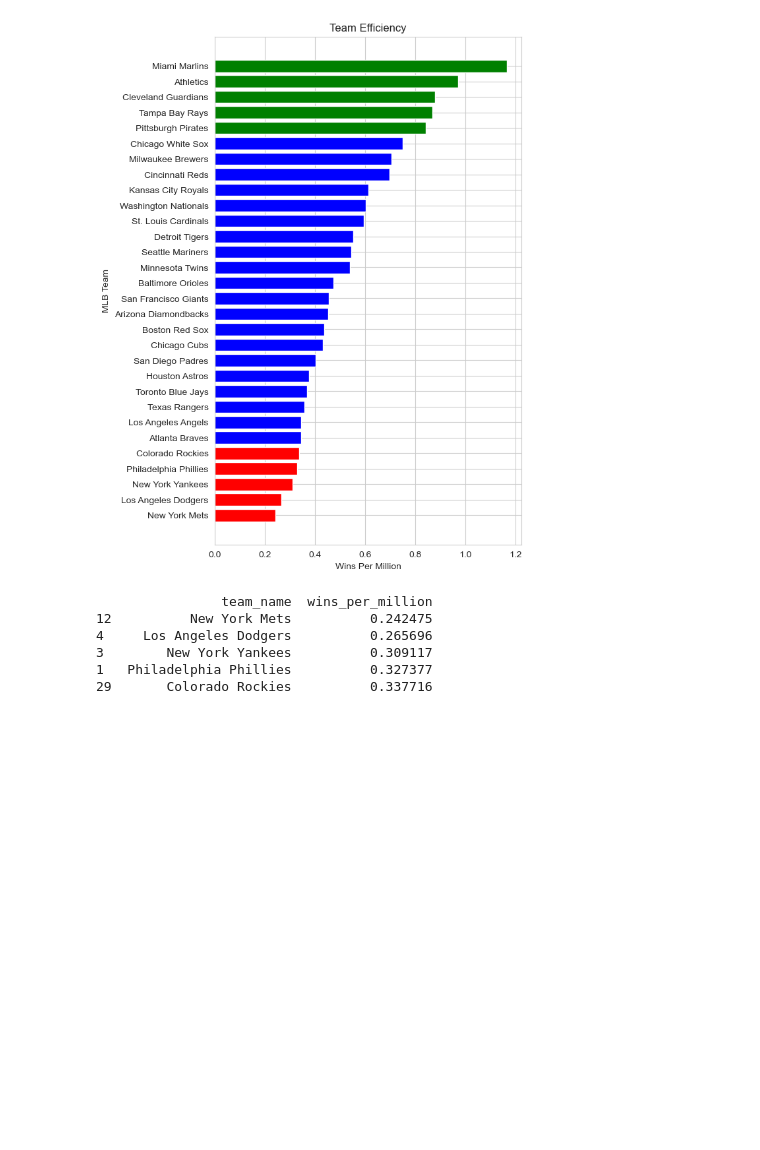
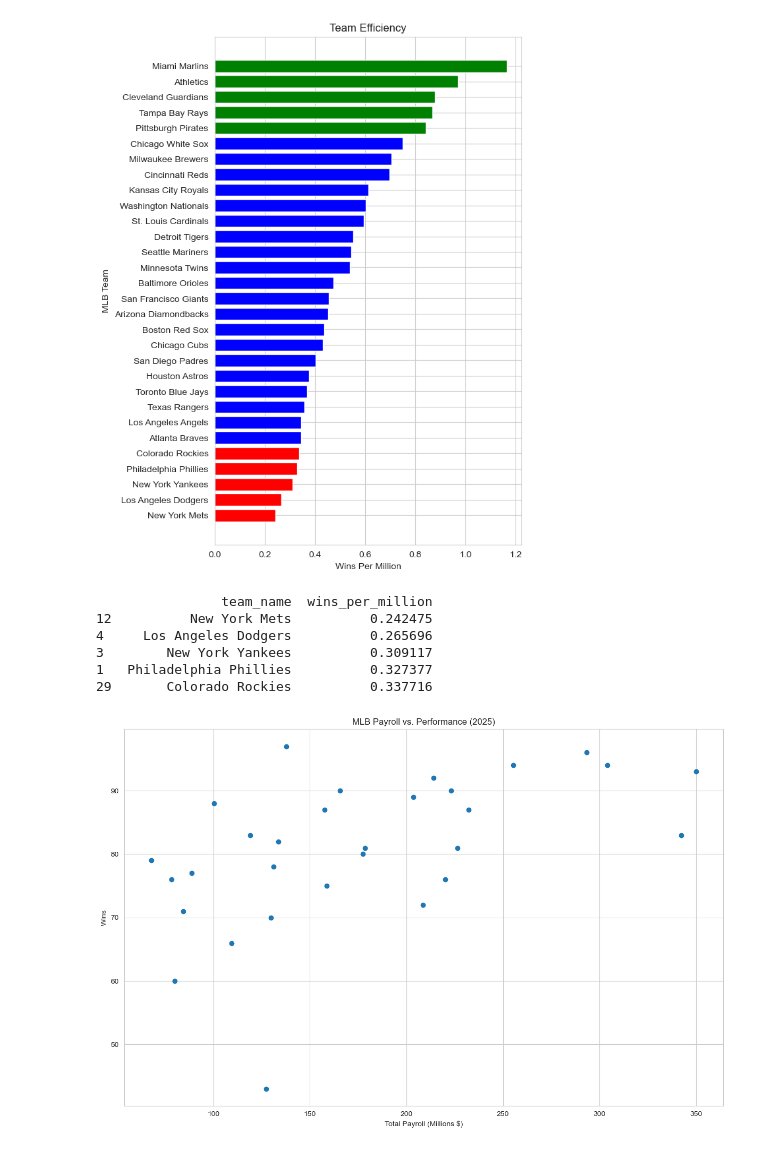
Before and after one commit to cmraymond96/mlb-payroll-efficiency, a Jupyter notebook: MLB_Payroll_Efficiency_2025.ipynb, the cells around one changed output. Saved outputs shown, nothing was run; the diff lists cells and outputs as text; code cells hidden in the pictures; blank space fills up the shorter version.

Commit message:
Add scatter plot with trend line correlation analysis\

```diff
--- a/MLB_Payroll_Efficiency_2025.ipynb
+++ b/MLB_Payroll_Efficiency_2025.ipynb
@@ -34,7 +34,7 @@ print("Libraries imported!")
 # %% [output]
 Libraries imported!
 # %%
-standings2025 = pd.read_csv(r"C:\Users\cmray\Analytics\2025_mlb_payroll_standings-cleaned.csv")
+standings2025 = pd.read_csv(r"C:\Users\cmray\OneDrive\Documents\anaconda_projects\2025_mlb_payroll_standings-cleaned.csv")
 print(standings2025.head(5))
 # %% [output]
    team_id              team_name  total_payroll  active_payroll  \
@@ -116,3 +116,13 @@ print(test_df)
 3        New York Yankees          0.309117
 1   Philadelphia Phillies          0.327377
 29       Colorado Rockies          0.337716
+# %%
+plt.figure(figsize=(12,8))
+plt.scatter(standings2025['total_payroll'] / 1_000_000, standings2025['wins'])
+plt.xlabel('Total Payroll (Millions $)')
+plt.ylabel('Wins')
+plt.title('MLB Payroll vs. Performance (2025)')
+plt.tight_layout()
+plt.show()
+# %% [output]
+[figure, added]
```
Also changed, not shown: parts of 5 cells of this notebook.
